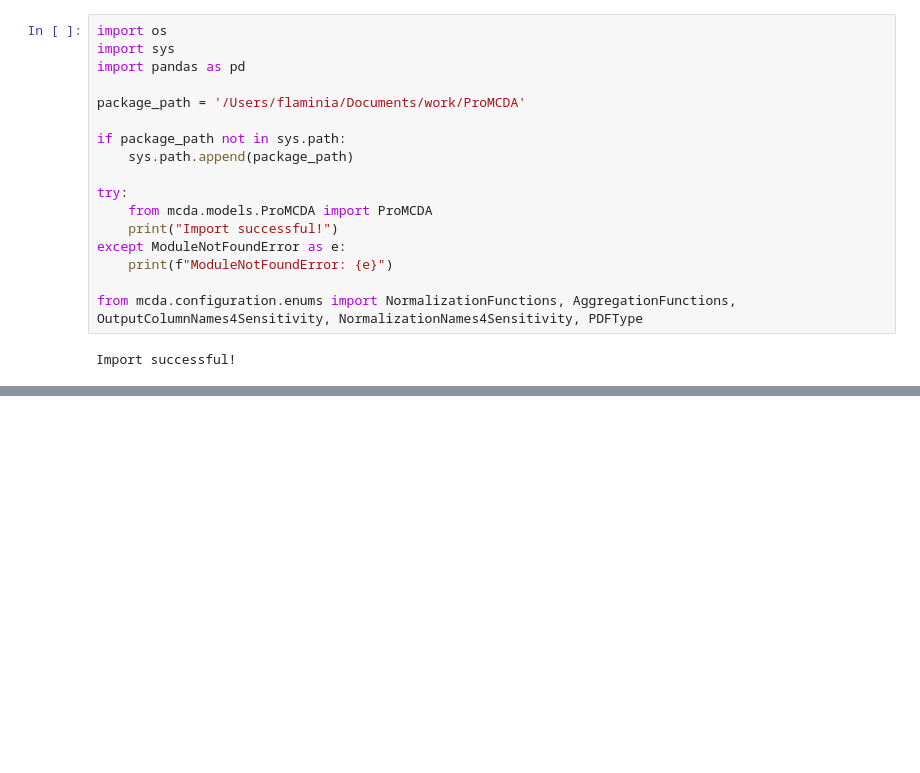
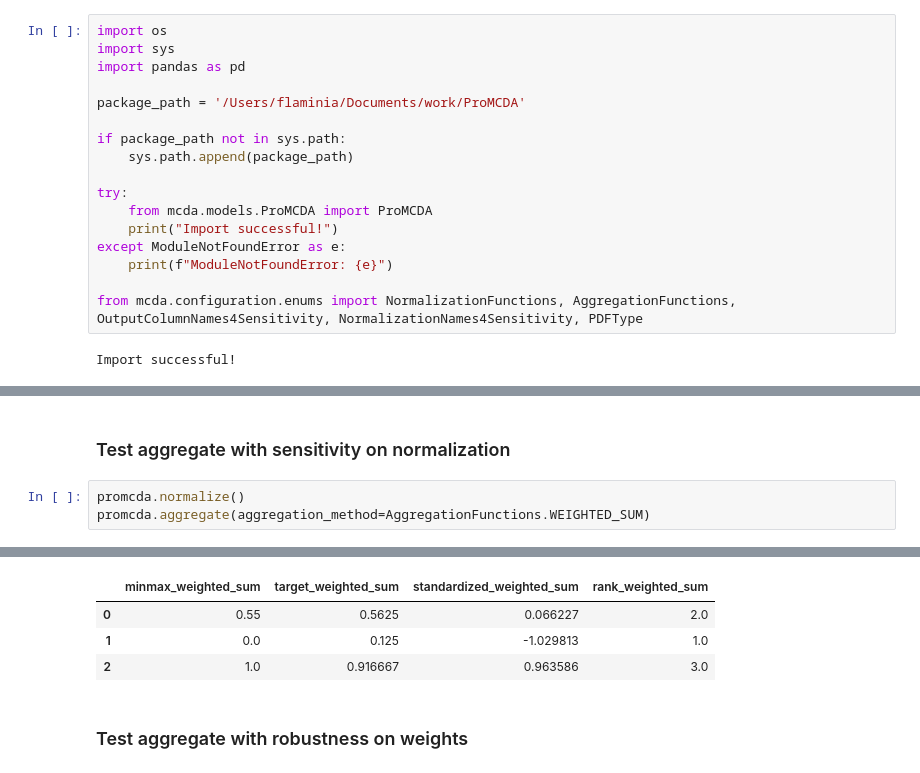
Before and after one commit to wetransform-os/ProMCDA, a Jupyter notebook: demo_in_notebook/use_promcda_library.ipynb, the cells around one changed output, grey strips where cells are left out. Saved outputs shown, nothing was run; the diff lists cells and outputs as text; blank space fills up the shorter version.

```diff
--- a/demo_in_notebook/use_promcda_library.ipynb
+++ b/demo_in_notebook/use_promcda_library.ipynb
@@ -91,0 +195,6 @@ setup_parameters
+# %% [markdown]
+### Test aggregate with sensitivity on normalization
+# %%
+promcda.normalize()
+promcda.aggregate(aggregation_method=AggregationFunctions.WEIGHTED_SUM)
+# %% [output]
@@ -91,0 +206,6 @@ setup_parameters
+|  | minmax_weighted_sum | target_weighted_sum | standardized_weighted_sum | rank_weighted_sum |
+| 0 | 0.55 | 0.5625 | 0.066227 | 2.0 |
+| 1 | 0.0 | 0.125 | -1.029813 | 1.0 |
+| 2 | 1.0 | 0.916667 | 0.963586 | 3.0 |
+# %% [markdown]
+### Test aggregate with robustness on weights
```
Also changed, not shown: parts of 26 cells of this notebook.
